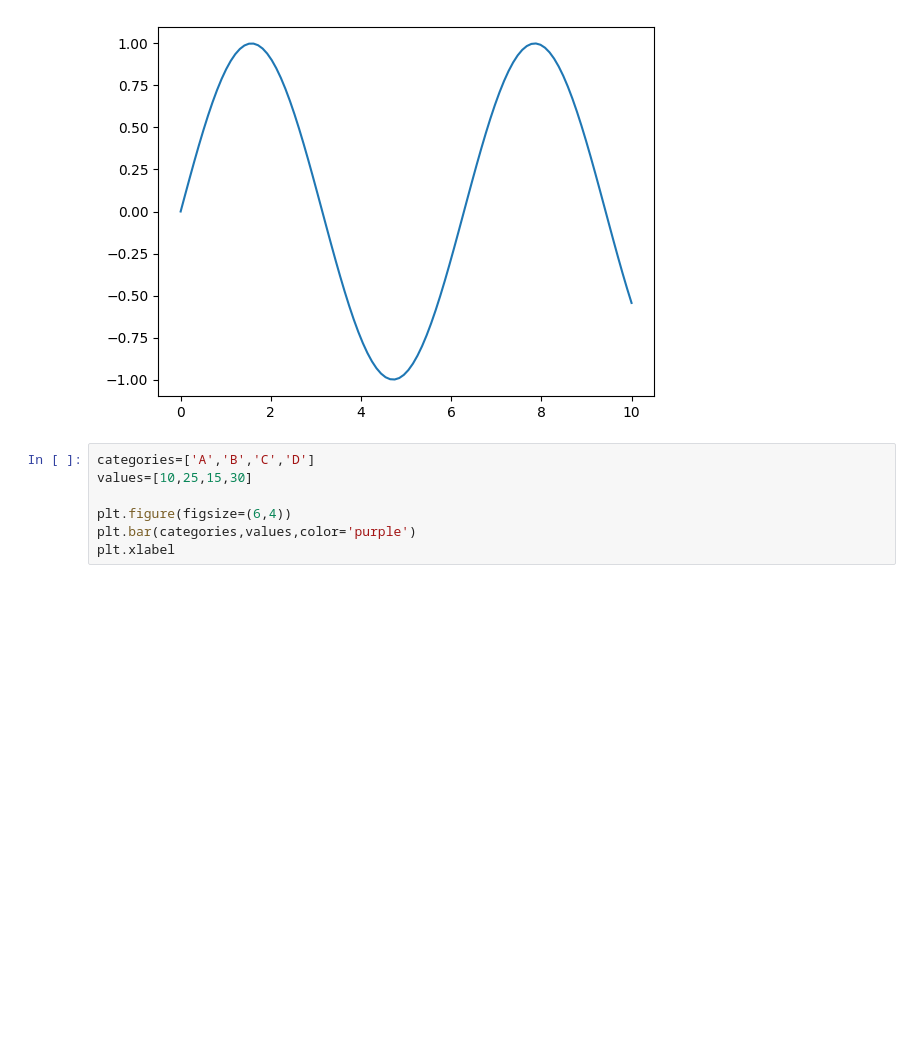
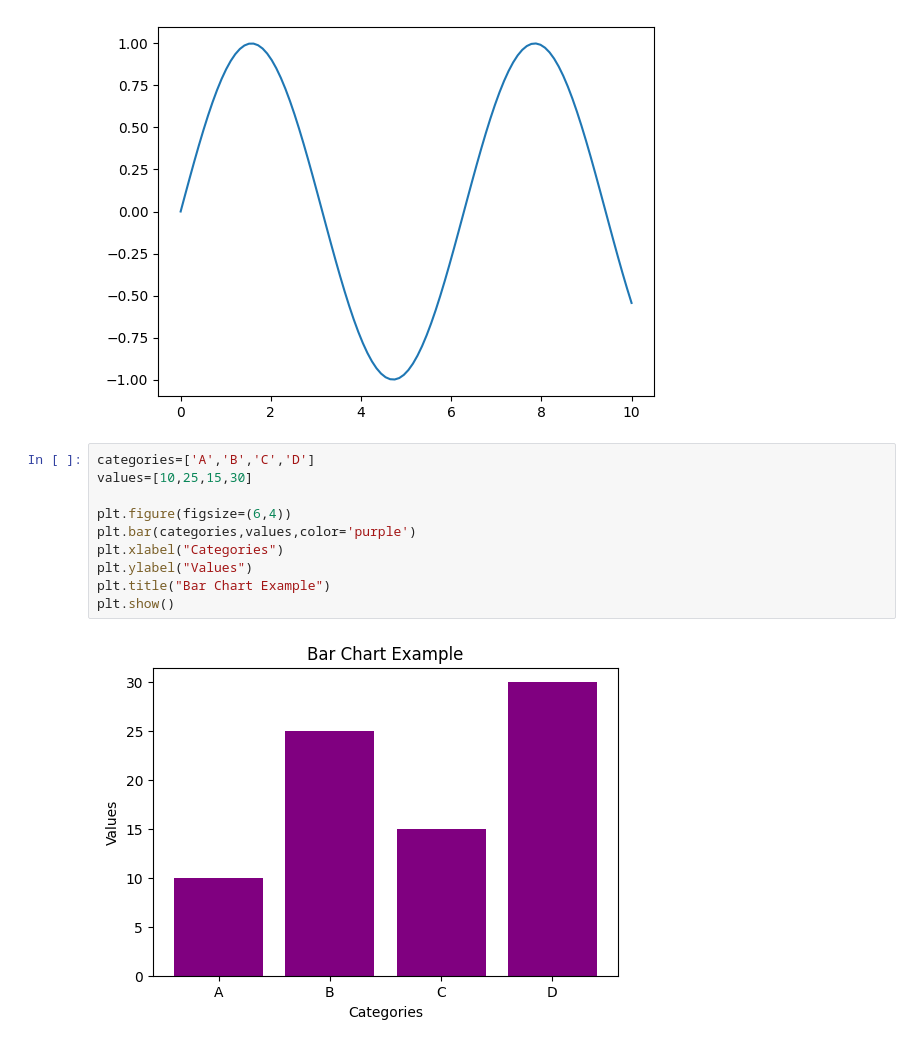
Before and after one commit to sribaskara/datascience-dv-, a Jupyter notebook: Srinidhi_vs.ipynb, the cells around one changed output. Drawn from its saved outputs; the diff is of its cells as text; blank space fills up the shorter version.

```diff
--- a/Srinidhi_vs.ipynb
+++ b/Srinidhi_vs.ipynb
@@ -17,7 +17,12 @@ AttributeError: module 'matplotlib.pyplot' has no attribute 'Xlabel'
 # %%
 categories=['A','B','C','D']
 values=[10,25,15,30]
 
 plt.figure(figsize=(6,4))
 plt.bar(categories,values,color='purple')
-plt.xlabel
+plt.xlabel("Categories")
+plt.ylabel("Values")
+plt.title("Bar Chart Example")
+plt.show()
+# %% [output]
+[figure, added]
```
